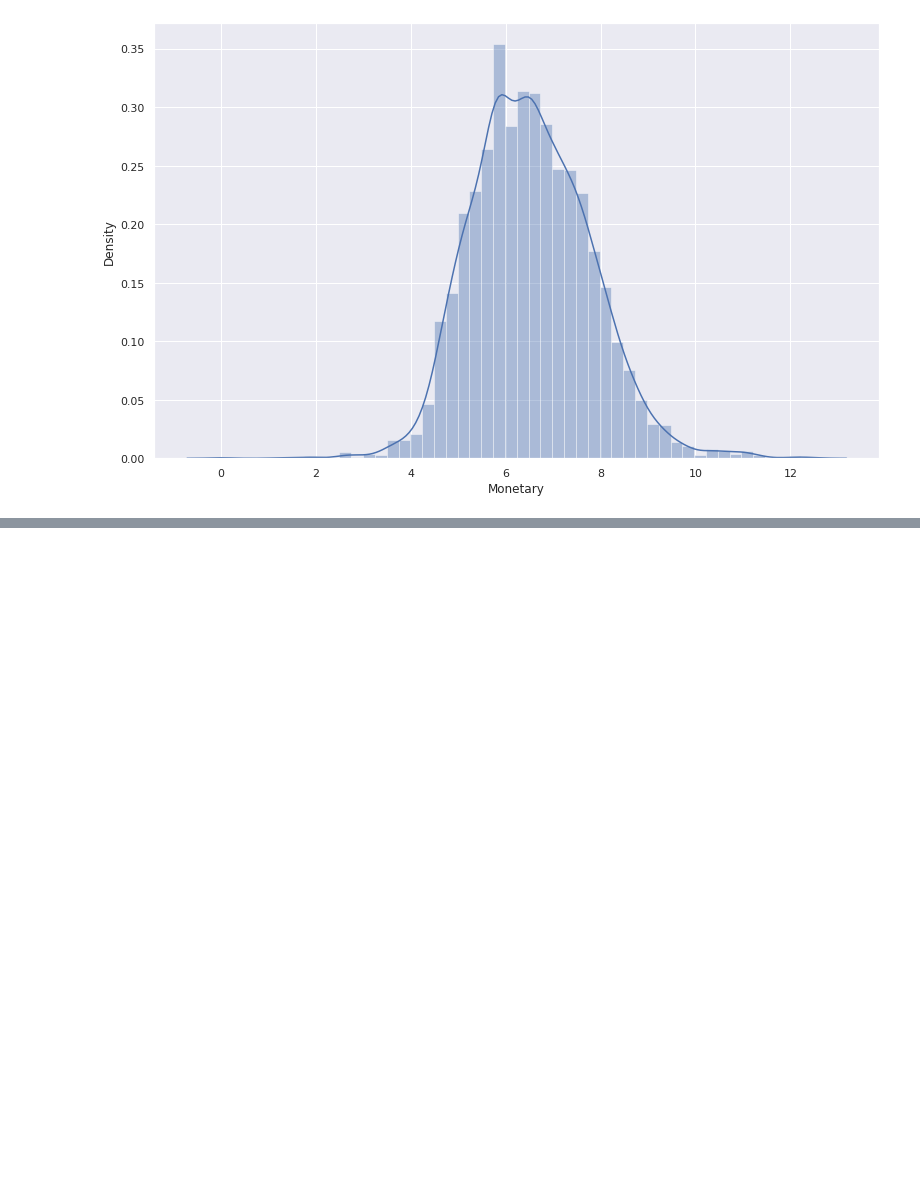
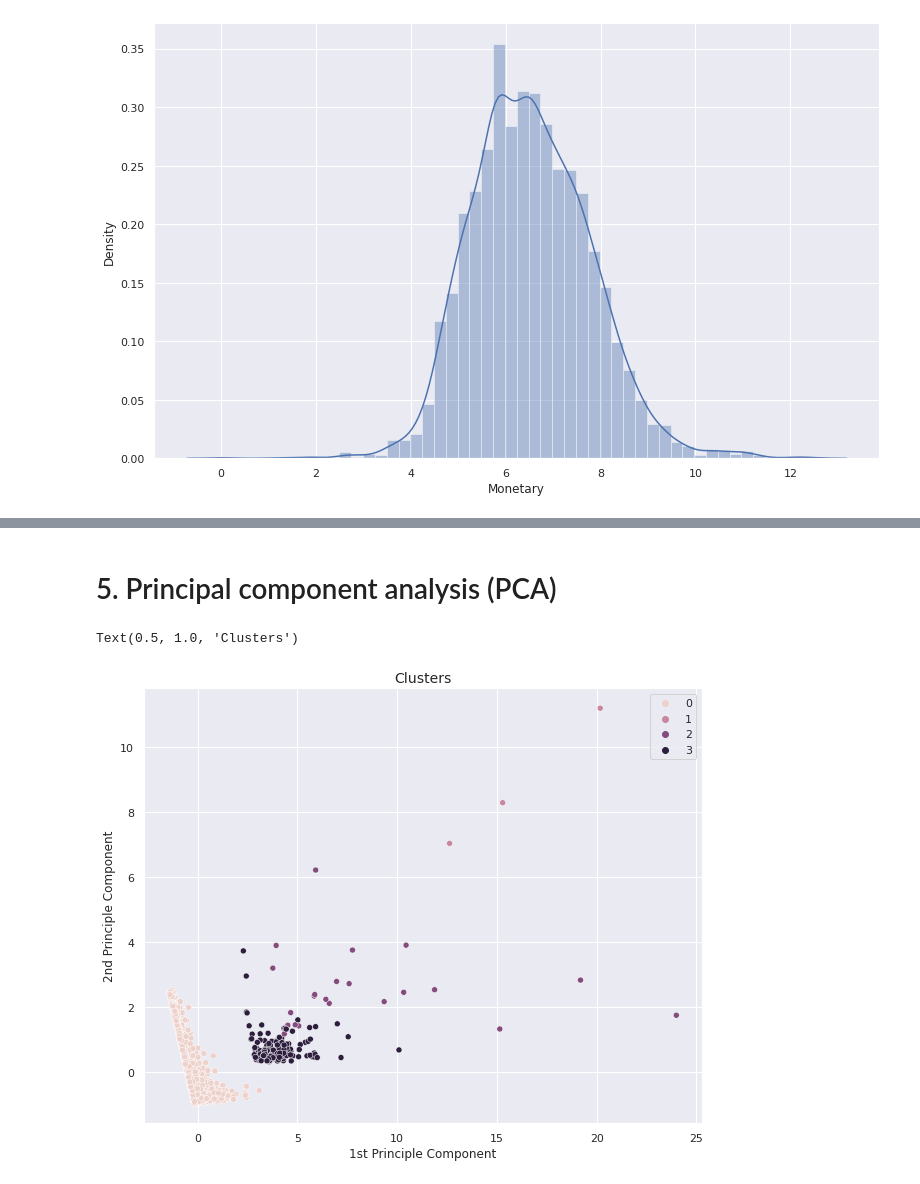
Before and after one commit to dsnnaveen/Online-Retail-Customer-Segementaion, a Jupyter notebook: Online_Retail_Customer_Segmentation_Capstone_Project.ipynb, the cells around one changed output, grey strips where cells are left out. Saved outputs shown, nothing was run; the diff lists cells and outputs as text; code cells hidden in the pictures; blank space fills up the shorter version.

```diff
--- a/Online_Retail_Customer_Segmentation_Capstone_Project.ipynb
+++ b/Online_Retail_Customer_Segmentation_Capstone_Project.ipynb
@@ -517,0 +538,8 @@ sns.distplot(Monetary_Plot)
+# %%
+# Kmeans with number of clusers = 4
+clusterer = KMeans(n_clusters=4, random_state=5)
+cluster_labels = clusterer.fit_predict(RFM)
+# %%
+
+RFM['Cluster'] = cluster_labels
+RFM.groupby('Cluster').mean()
@@ -517,0 +561,18 @@ sns.distplot(Monetary_Plot)
+# %% [markdown]
+# 5. Principal component analysis (PCA)
+# %%
+from sklearn.pipeline import make_pipeline
+
+# Reduce dimension to 2 with PCA
+pca = make_pipeline(StandardScaler(),
+                    PCA(n_components=2, random_state=43))
+RFM_transformed = pca.fit_transform(RFM)
+# %%
+plt.figure(figsize=(10,8))
+sns.scatterplot(RFM_transformed[:,0], RFM_transformed[:,1], hue=cluster_labels)
+plt.xlabel('1st Principle Component')
+plt.ylabel('2nd Principle Component')
+plt.title("Clusters", fontsize=14)
+# %% [output]
+Text(0.5, 1.0, 'Clusters')
+[figure, added]
```
Also changed, not shown: parts of 5 cells of this notebook.
